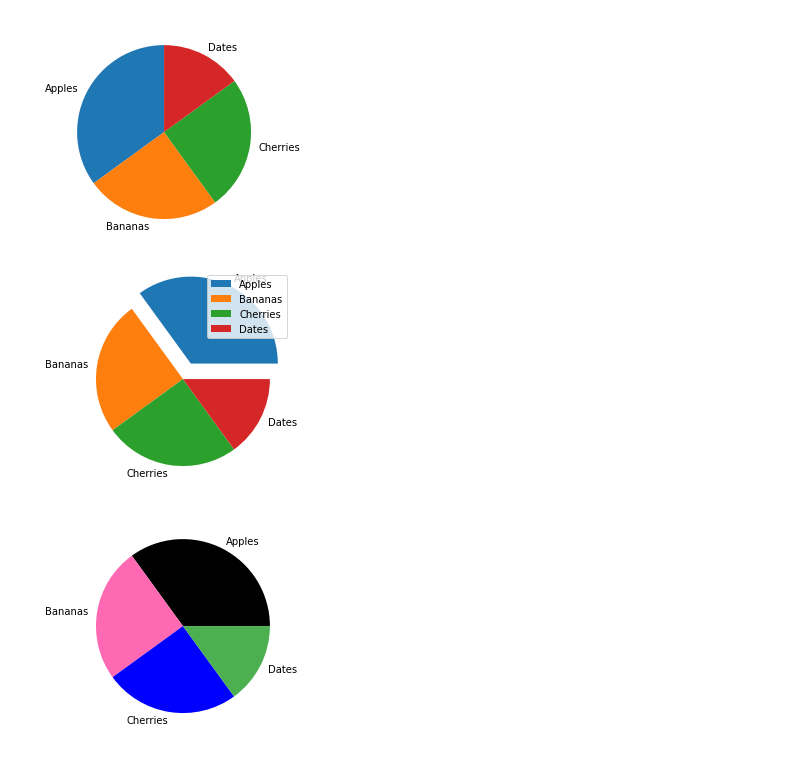
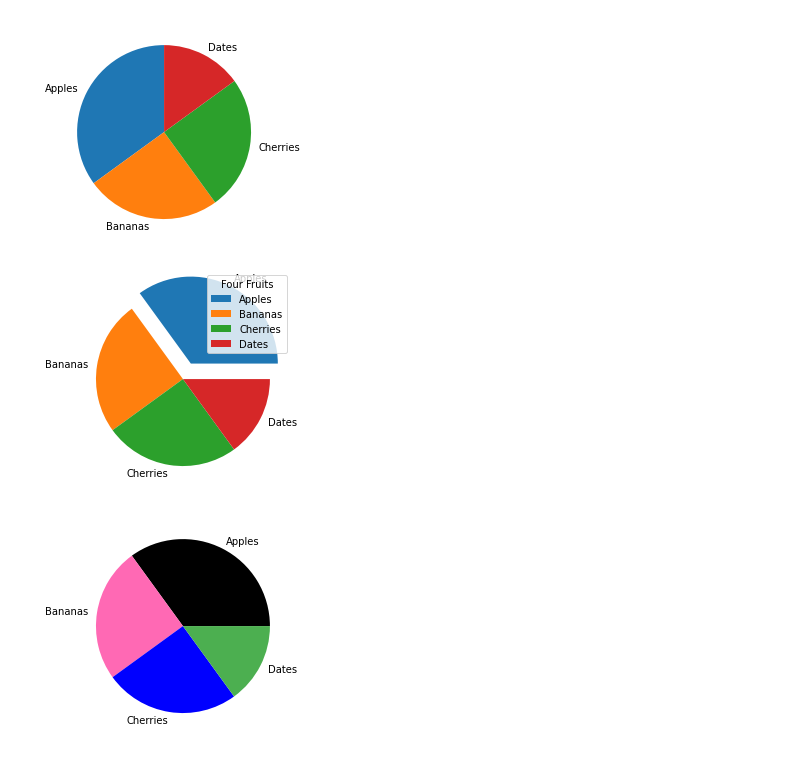
Before and after one commit to mamunsust12/Data-Mining-with-Python, a Jupyter notebook: class_5.1_matplotlib_pyplot.ipynb, the cells around one changed output. Drawn from its saved outputs; the diff is of its cells as text; code cells hidden in the pictures.

```diff
--- a/class_5.1_matplotlib_pyplot.ipynb
+++ b/class_5.1_matplotlib_pyplot.ipynb
@@ -233,16 +251,16 @@ plt.show()
 # %%
 import matplotlib.pyplot as plt
 import numpy as np
 
 data = np.array([35, 25, 25, 15])
 mylabels = ["Apples", "Bananas", "Cherries", "Dates"]
 myexplode = [0.2, 0, 0, 0]
 
 plt.pie(data, labels = mylabels, explode = myexplode)
-plt.legend()
+plt.legend(title='Four Fruits')
 plt.show()
 # %% [output]
-[figure, old version]
+[figure, new version]
 # %%
 import matplotlib.pyplot as plt
 import numpy as np
```
Also changed, not shown: parts of 8 cells of this notebook.
